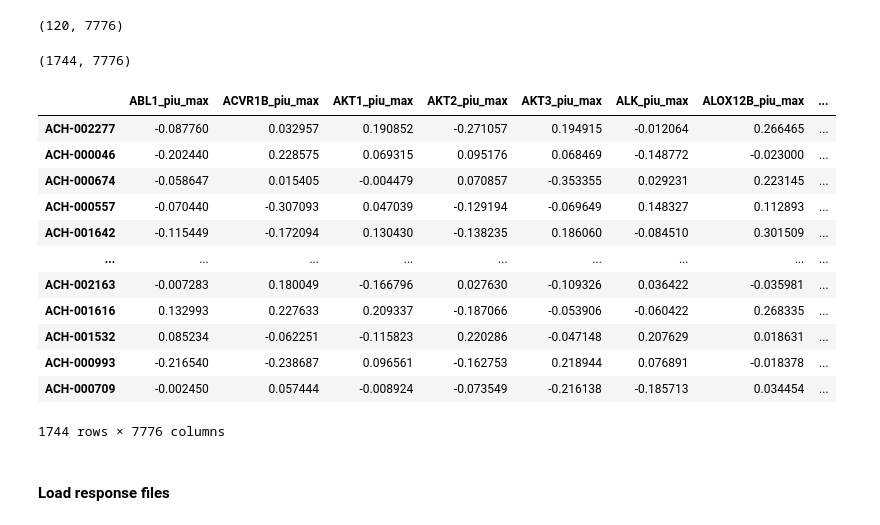
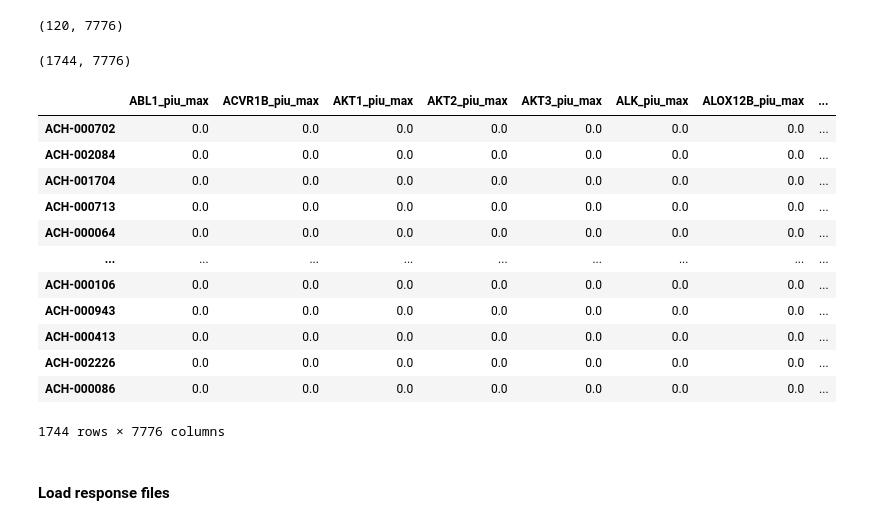
Before and after one commit to ajayago/CS6220_project, a Jupyter notebook: notebooks/downstream_drp_pseudolabeling_nn.ipynb, the cells around one changed output. Saved outputs shown, nothing was run; the diff lists cells and outputs as text; code cells hidden in the pictures.

```diff
--- a/notebooks/downstream_drp_pseudolabeling_nn.ipynb
+++ b/notebooks/downstream_drp_pseudolabeling_nn.ipynb
@@ -26,24 +32,26 @@ tcga_test_df.shape
 # %% [output]
 (120, 7776)
 # %%
-# augmented_cl_df = pd.read_csv("/data/ajayago/druid/intermediate/cs6220/augmented_cl_joint_UDA.csv", index_col=0)
-augmented_cl_df = pd.read_csv("/data/ajayago/druid/intermediate/cs6220/augmented_cl_clconditioned.csv", index_col=0)
+# augmented_cl_df = pd.read_csv(f"/data/ajayago/druid/intermediate/cs6220/sample{sample_id}/augmented_cl_joint_UDA.csv", index_col=0) # only UDA + LDM
+# augmented_cl_df = pd.read_csv(f"/data/ajayago/druid/intermediate/cs6220/sample{sample_id}/augmented_cl_clconditioned.csv", index_col=0) # no UDA, only conditioning
+# augmented_cl_df = pd.read_csv(f"/data/ajayago/druid/intermediate/cs6220/sample{sample_id}/augmented_cl_clconditioned_uda.csv", index_col=0) # all possible losses
+augmented_cl_df = pd.read_csv(f"/data/ajayago/druid/intermediate/cs6220/sample{sample_id}/augmented_cl_clconditioned_uda_v2.csv", index_col=0) # without KLD, MSE mean in training. Only uses Gaussian loss from TDDPM and coral loss
 print(augmented_cl_df.shape)
 augmented_cl_df
 # %% [output]
 (1744, 7776)
 |  | ABL1_piu_max | ACVR1B_piu_max | AKT1_piu_max | AKT2_piu_max | AKT3_piu_max | ALK_piu_max | ALOX12B_piu_max | ... |
-| ACH-002277 | -0.087760 | 0.032957 | 0.190852 | -0.271057 | 0.194915 | -0.012064 | 0.266465 | ... |
-| ACH-000046 | -0.202440 | 0.228575 | 0.069315 | 0.095176 | 0.068469 | -0.148772 | -0.023000 | ... |
-| ACH-000674 | -0.058647 | 0.015405 | -0.004479 | 0.070857 | -0.353355 | 0.029231 | 0.223145 | ... |
-| ACH-000557 | -0.070440 | -0.307093 | 0.047039 | -0.129194 | -0.069649 | 0.148327 | 0.112893 | ... |
-| ACH-001642 | -0.115449 | -0.172094 | 0.130430 | -0.138235 | 0.186060 | -0.084510 | 0.301509 | ... |
+| ACH-000702 | 0.0 | 0.0 | 0.0 | 0.0 | 0.0 | 0.0 | 0.0 | ... |
+| ACH-002084 | 0.0 | 0.0 | 0.0 | 0.0 | 0.0 | 0.0 | 0.0 | ... |
+| ACH-001704 | 0.0 | 0.0 | 0.0 | 0.0 | 0.0 | 0.0 | 0.0 | ... |
+| ACH-000713 | 0.0 | 0.0 | 0.0 | 0.0 | 0.0 | 0.0 | 0.0 | ... |
+| ACH-000064 | 0.0 | 0.0 | 0.0 | 0.0 | 0.0 | 0.0 | 0.0 | ... |
 | ... | ... | ... | ... | ... | ... | ... | ... | ... |
-| ACH-002163 | -0.007283 | 0.180049 | -0.166796 | 0.027630 | -0.109326 | 0.036422 | -0.035981 | ... |
-| ACH-001616 | 0.132993 | 0.227633 | 0.209337 | -0.187066 | -0.053906 | -0.060422 | 0.268335 | ... |
-| ACH-001532 | 0.085234 | -0.062251 | -0.115823 | 0.220286 | -0.047148 | 0.207629 | 0.018631 | ... |
-| ACH-000993 | -0.216540 | -0.238687 | 0.096561 | -0.162753 | 0.218944 | 0.076891 | -0.018378 | ... |
-| ACH-000709 | -0.002450 | 0.057444 | -0.008924 | -0.073549 | -0.216138 | -0.185713 | 0.034454 | ... |
+| ACH-000106 | 0.0 | 0.0 | 0.0 | 0.0 | 0.0 | 0.0 | 0.0 | ... |
+| ACH-000943 | 0.0 | 0.0 | 0.0 | 0.0 | 0.0 | 0.0 | 0.0 | ... |
+| ACH-000413 | 0.0 | 0.0 | 0.0 | 0.0 | 0.0 | 0.0 | 0.0 | ... |
+| ACH-002226 | 0.0 | 0.0 | 0.0 | 0.0 | 0.0 | 0.0 | 0.0 | ... |
+| ACH-000086 | 0.0 | 0.0 | 0.0 | 0.0 | 0.0 | 0.0 | 0.0 | ... |
 1744 rows × 7776 columns
 # %% [markdown]
 #### Load response files
```
Also changed, not shown: parts of 88 cells of this notebook, 31 other files.
